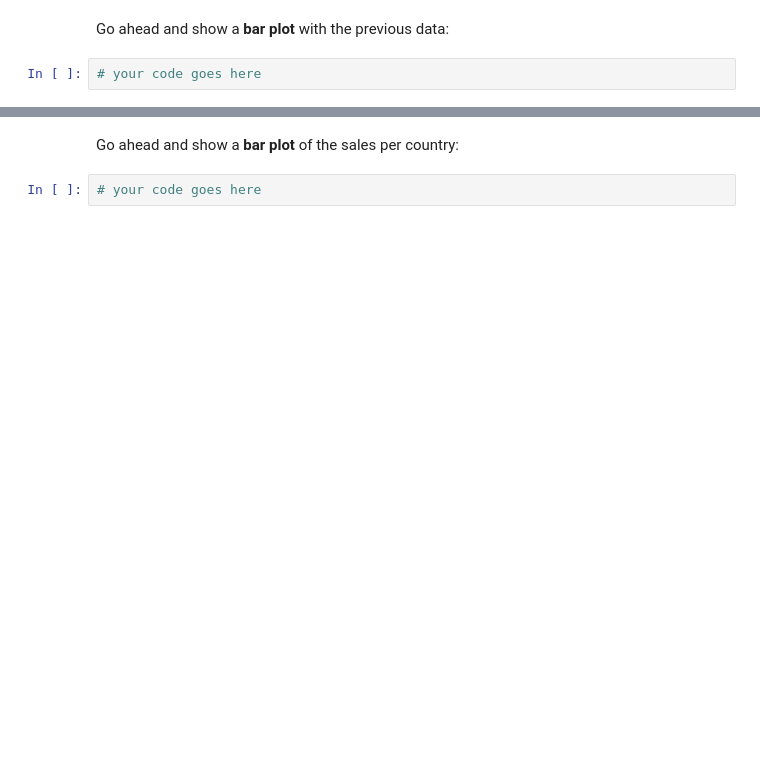
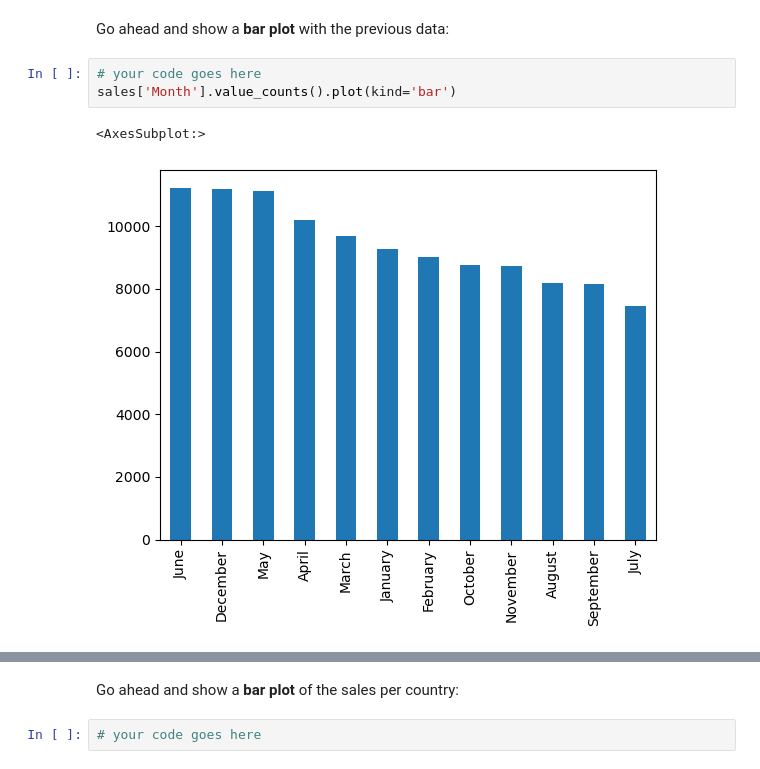
Before and after one commit to AlisonCG1/Freecodecamp-practice, a Jupyter notebook: Exercises_1.ipynb, the cells around one changed output, grey strips where cells are left out. Drawn from its saved outputs; the diff is of its cells as text; blank space fills up the shorter version.

```diff
--- a/Exercises_1.ipynb
+++ b/Exercises_1.ipynb
@@ -129,5 +148,9 @@ sales['Month'].value_counts()
 Go ahead and show a <b>bar plot</b> with the previous data:
 # %%
 # your code goes here
+sales['Month'].value_counts().plot(kind='bar')
+# %% [output]
+<AxesSubplot:>
+[figure, added]
 # %%
 sales['Month'].value_counts().plot(kind='bar', figsize=(14,6))
```
Also changed, not shown: parts of 18 cells of this notebook.
